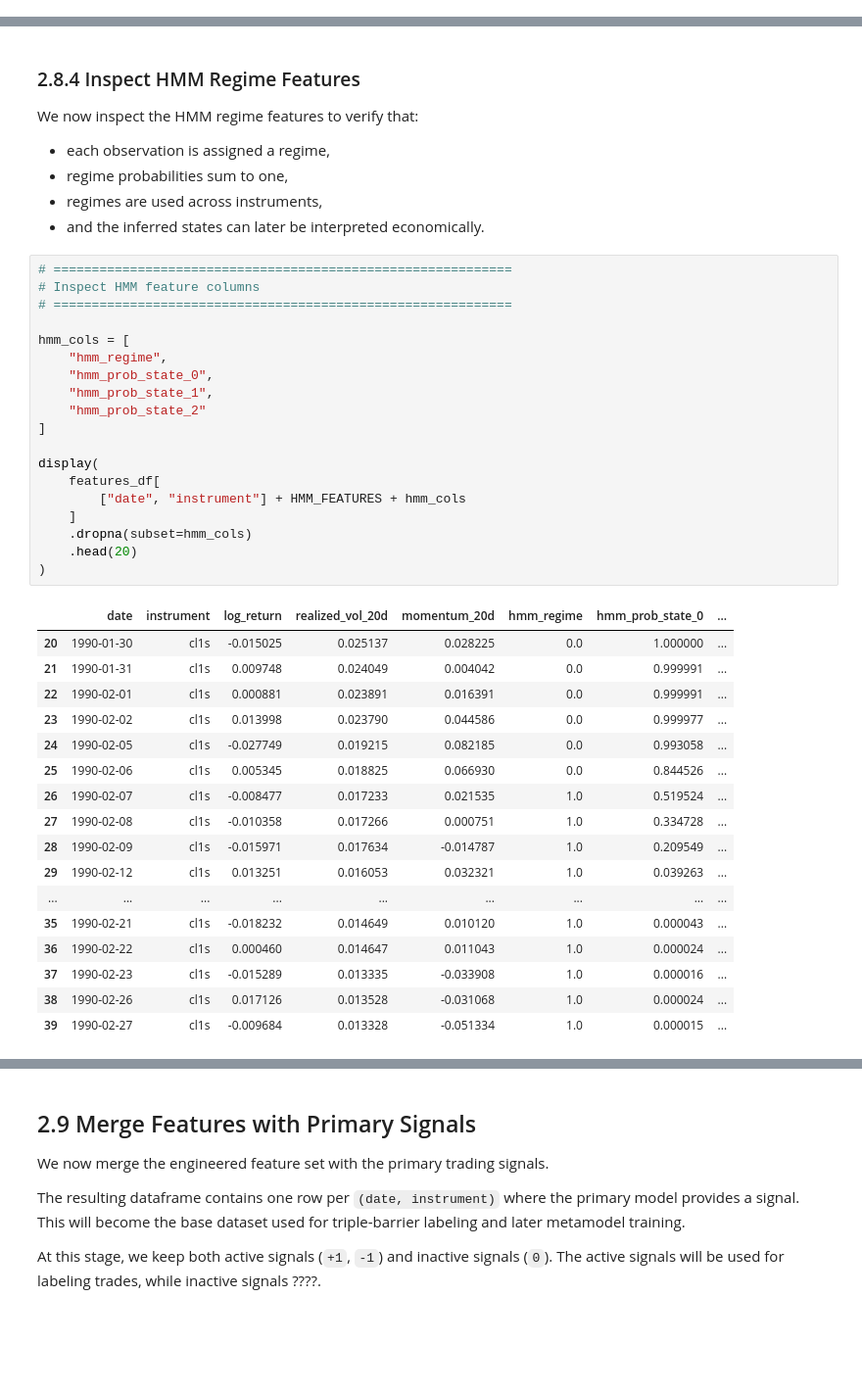
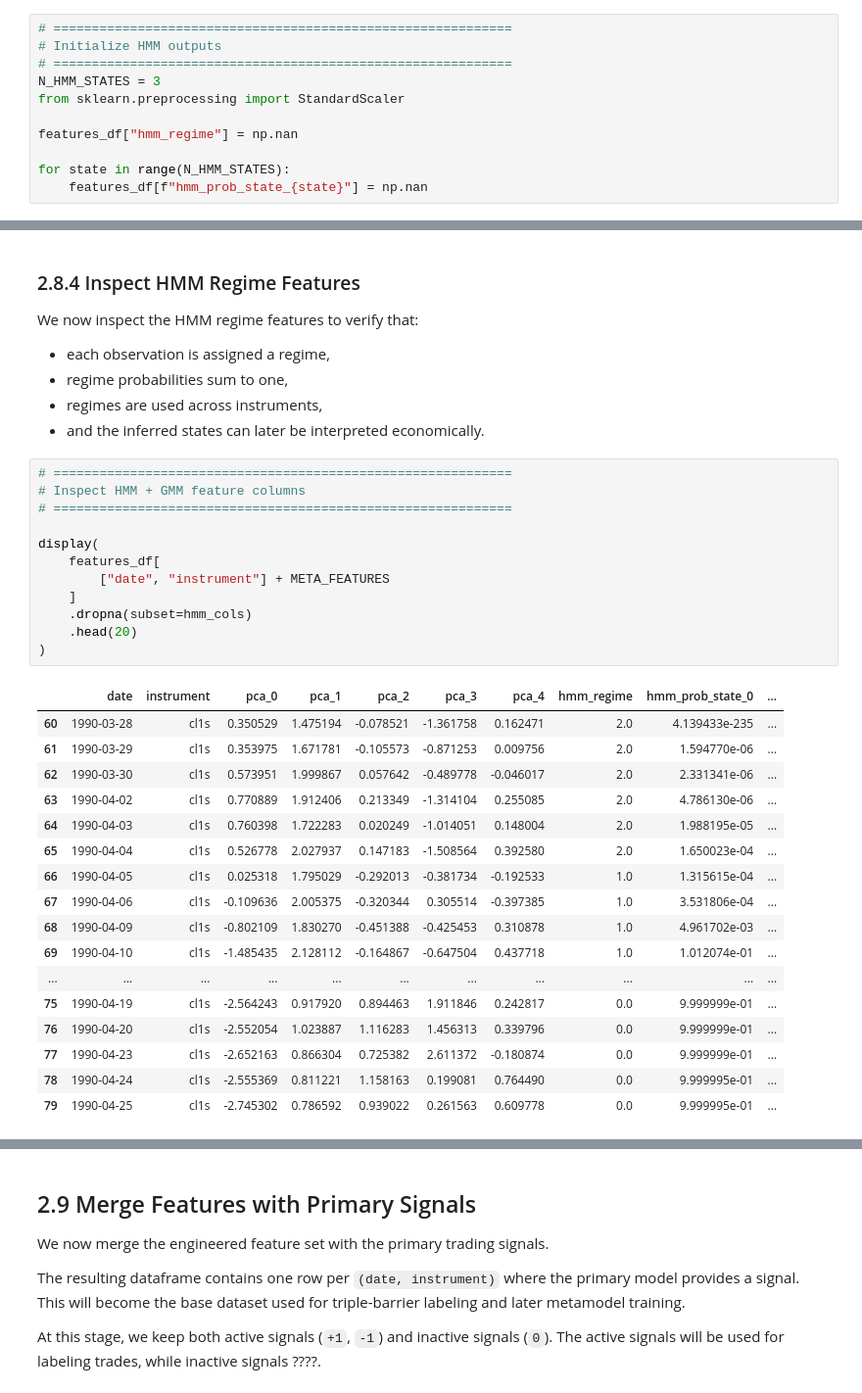
Before and after one commit to garancedvn/Systematic-Trading, a Jupyter notebook: coursework.ipynb, the cells around one changed output, grey strips where cells are left out. Shown at 98% size. Drawn from its saved outputs; the diff is of its cells as text; blank space fills up the shorter version.

```diff
--- a/coursework.ipynb
+++ b/coursework.ipynb
@@ -1788,6 +1213,17 @@ Before fitting the HMM, we define a chronological train/test split using the pri
 For each instrument, the first 80% of signal dates are assigned to the training period, while the last 20% are reserved as the final out-of-sample test period.
 
 The HMM is then fitted only using market data up to the last training signal date for each instrument.
+# %%
+# ============================================================
+# Initialize HMM outputs
+# ============================================================
+N_HMM_STATES = 3
+from sklearn.preprocessing import StandardScaler
+
+features_df["hmm_regime"] = np.nan
+
+for state in range(N_HMM_STATES):
+    features_df[f"hmm_prob_state_{state}"] = np.nan
 # %%
 # ============================================================
 # Define chronological 80/20 split from primary signals
@@ -1968,40 +1603,33 @@ We now inspect the HMM regime features to verify that:
 - and the inferred states can later be interpreted economically.
 # %%
 # ============================================================
-# Inspect HMM feature columns
+# Inspect HMM + GMM feature columns
 # ============================================================
-
-hmm_cols = [
-    "hmm_regime",
-    "hmm_prob_state_0",
-    "hmm_prob_state_1",
-    "hmm_prob_state_2"
-]
 
 display(
     features_df[
-        ["date", "instrument"] + HMM_FEATURES + hmm_cols
+        ["date", "instrument"] + META_FEATURES
     ]
     .dropna(subset=hmm_cols)
     .head(20)
 )
 # %% [output]
-|  | date | instrument | log_return | realized_vol_20d | momentum_20d | hmm_regime | hmm_prob_state_0 | ... |
-| 20 | 1990-01-30 | cl1s | -0.015025 | 0.025137 | 0.028225 | 0.0 | 1.000000 | ... |
-| 21 | 1990-01-31 | cl1s | 0.009748 | 0.024049 | 0.004042 | 0.0 | 0.999991 | ... |
-| 22 | 1990-02-01 | cl1s | 0.000881 | 0.023891 | 0.016391 | 0.0 | 0.999991 | ... |
-| 23 | 1990-02-02 | cl1s | 0.013998 | 0.023790 | 0.044586 | 0.0 | 0.999977 | ... |
-| 24 | 1990-02-05 | cl1s | -0.027749 | 0.019215 | 0.082185 | 0.0 | 0.993058 | ... |
-| 25 | 1990-02-06 | cl1s | 0.005345 | 0.018825 | 0.066930 | 0.0 | 0.844526 | ... |
-| 26 | 1990-02-07 | cl1s | -0.008477 | 0.017233 | 0.021535 | 1.0 | 0.519524 | ... |
-| 27 | 1990-02-08 | cl1s | -0.010358 | 0.017266 | 0.000751 | 1.0 | 0.334728 | ... |
-| 28 | 1990-02-09 | cl1s | -0.015971 | 0.017634 | -0.014787 | 1.0 | 0.209549 | ... |
-| 29 | 1990-02-12 | cl1s | 0.013251 | 0.016053 | 0.032321 | 1.0 | 0.039263 | ... |
-| ... | ... | ... | ... | ... | ... | ... | ... | ... |
-| 35 | 1990-02-21 | cl1s | -0.018232 | 0.014649 | 0.010120 | 1.0 | 0.000043 | ... |
-| 36 | 1990-02-22 | cl1s | 0.000460 | 0.014647 | 0.011043 | 1.0 | 0.000024 | ... |
-| 37 | 1990-02-23 | cl1s | -0.015289 | 0.013335 | -0.033908 | 1.0 | 0.000016 | ... |
-| 38 | 1990-02-26 | cl1s | 0.017126 | 0.013528 | -0.031068 | 1.0 | 0.000024 | ... |
-| 39 | 1990-02-27 | cl1s | -0.009684 | 0.013328 | -0.051334 | 1.0 | 0.000015 | ... |
+|  | date | instrument | pca_0 | pca_1 | pca_2 | pca_3 | pca_4 | hmm_regime | hmm_prob_state_0 | ... |
+| 60 | 1990-03-28 | cl1s | 0.350529 | 1.475194 | -0.078521 | -1.361758 | 0.162471 | 2.0 | 4.139433e-235 | ... |
+| 61 | 1990-03-29 | cl1s | 0.353975 | 1.671781 | -0.105573 | -0.871253 | 0.009756 | 2.0 | 1.594770e-06 | ... |
+| 62 | 1990-03-30 | cl1s | 0.573951 | 1.999867 | 0.057642 | -0.489778 | -0.046017 | 2.0 | 2.331341e-06 | ... |
+| 63 | 1990-04-02 | cl1s | 0.770889 | 1.912406 | 0.213349 | -1.314104 | 0.255085 | 2.0 | 4.786130e-06 | ... |
+| 64 | 1990-04-03 | cl1s | 0.760398 | 1.722283 | 0.020249 | -1.014051 | 0.148004 | 2.0 | 1.988195e-05 | ... |
+| 65 | 1990-04-04 | cl1s | 0.526778 | 2.027937 | 0.147183 | -1.508564 | 0.392580 | 2.0 | 1.650023e-04 | ... |
+| 66 | 1990-04-05 | cl1s | 0.025318 | 1.795029 | -0.292013 | -0.381734 | -0.192533 | 1.0 | 1.315615e-04 | ... |
+| 67 | 1990-04-06 | cl1s | -0.109636 | 2.005375 | -0.320344 | 0.305514 | -0.397385 | 1.0 | 3.531806e-04 | ... |
+| 68 | 1990-04-09 | cl1s | -0.802109 | 1.830270 | -0.451388 | -0.425453 | 0.310878 | 1.0 | 4.961702e-03 | ... |
+| 69 | 1990-04-10 | cl1s | -1.485435 | 2.128112 | -0.164867 | -0.647504 | 0.437718 | 1.0 | 1.012074e-01 | ... |
+| ... | ... | ... | ... | ... | ... | ... | ... | ... | ... | ... |
+| 75 | 1990-04-19 | cl1s | -2.564243 | 0.917920 | 0.894463 | 1.911846 | 0.242817 | 0.0 | 9.999999e-01 | ... |
+| 76 | 1990-04-20 | cl1s | -2.552054 | 1.023887 | 1.116283 | 1.456313 | 0.339796 | 0.0 | 9.999999e-01 | ... |
+| 77 | 1990-04-23 | cl1s | -2.652163 | 0.866304 | 0.725382 | 2.611372 | -0.180874 | 0.0 | 9.999999e-01 | ... |
+| 78 | 1990-04-24 | cl1s | -2.555369 | 0.811221 | 1.158163 | 0.199081 | 0.764490 | 0.0 | 9.999995e-01 | ... |
+| 79 | 1990-04-25 | cl1s | -2.745302 | 0.786592 | 0.939022 | 0.261563 | 0.609778 | 0.0 | 9.999995e-01 | ... |
 # %%
 # ============================================================
```
Also changed, not shown: parts of 44 cells of this notebook, 2 other files.
